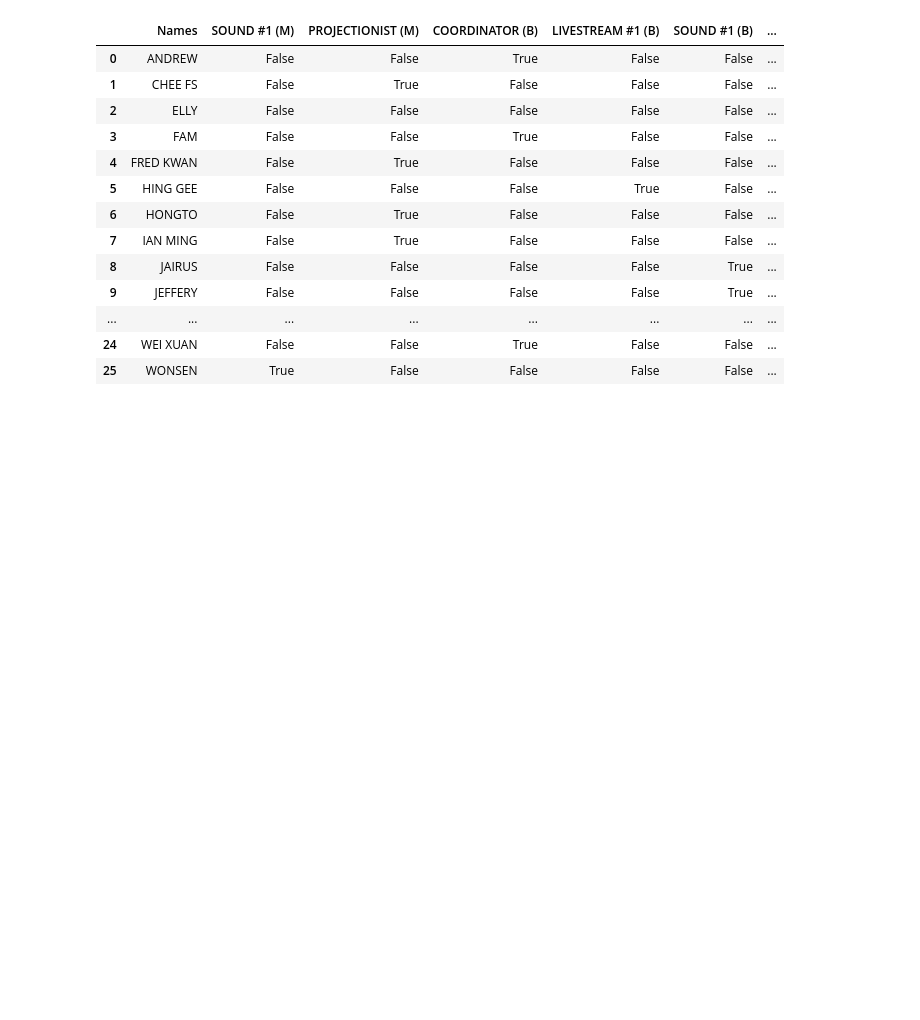
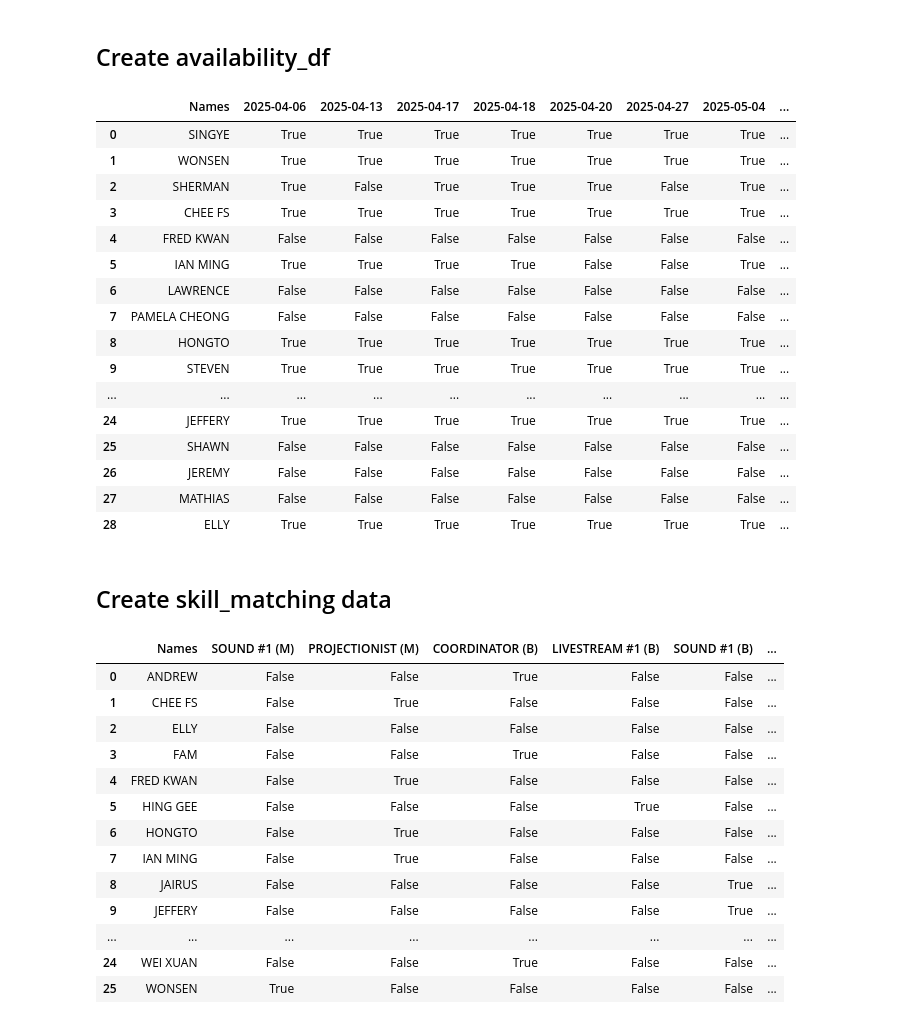
Before and after one commit to AndrewCheam/automatic-roster, a Jupyter notebook: extras/temp_notebook.ipynb, the cells around one changed output. Drawn from its saved outputs; the diff is of its cells as text; code cells hidden in the pictures; blank space fills up the shorter version.

```diff
--- a/extras/temp_notebook.ipynb
+++ b/extras/temp_notebook.ipynb
@@ -5 +3,32 @@ all_names = list(set(pd.read_excel('temp_data.xlsx', sheet_name='Date_Availabili
+# %% [markdown]
+## Create availability_df
+# %%
+df = pd.read_excel('temp_data.xlsx')
+date_cols = df.columns[1:]
+df[date_cols] = df[date_cols].notnull()
+df = df.loc[~df['Names'].isin(['BENEDICT', 'MAVIS', 'ROBIN'])]
+df = df.drop_duplicates().reset_index(drop=True)
+df.columns = ['Names']+[str(x.date()) for x in date_cols]
+display(df)
+df.to_excel('q2_date_availability.xlsx')
+# %% [output]
+|  | Names | 2025-04-06 | 2025-04-13 | 2025-04-17 | 2025-04-18 | 2025-04-20 | 2025-04-27 | 2025-05-04 | ... |
+| 0 | SINGYE | True | True | True | True | True | True | True | ... |
+| 1 | WONSEN | True | True | True | True | True | True | True | ... |
+| 2 | SHERMAN | True | False | True | True | True | False | True | ... |
+| 3 | CHEE FS | True | True | True | True | True | True | True | ... |
+| 4 | FRED KWAN | False | False | False | False | False | False | False | ... |
+| 5 | IAN MING | True | True | True | True | False | False | True | ... |
+| 6 | LAWRENCE | False | False | False | False | False | False | False | ... |
+| 7 | PAMELA CHEONG | False | False | False | False | False | False | False | ... |
+| 8 | HONGTO | True | True | True | True | True | True | True | ... |
+| 9 | STEVEN | True | True | True | True | True | True | True | ... |
+| ... | ... | ... | ... | ... | ... | ... | ... | ... | ... |
+| 24 | JEFFERY | True | True | True | True | True | True | True | ... |
+| 25 | SHAWN | False | False | False | False | False | False | False | ... |
+| 26 | JEREMY | False | False | False | False | False | False | False | ... |
+| 27 | MATHIAS | False | False | False | False | False | False | False | ... |
+| 28 | ELLY | True | True | True | True | True | True | True | ... |
+# %% [markdown]
+## Create skill_matching data
 # %%
```
Also changed, not shown: parts of 9 cells of this notebook, 8 other files.
